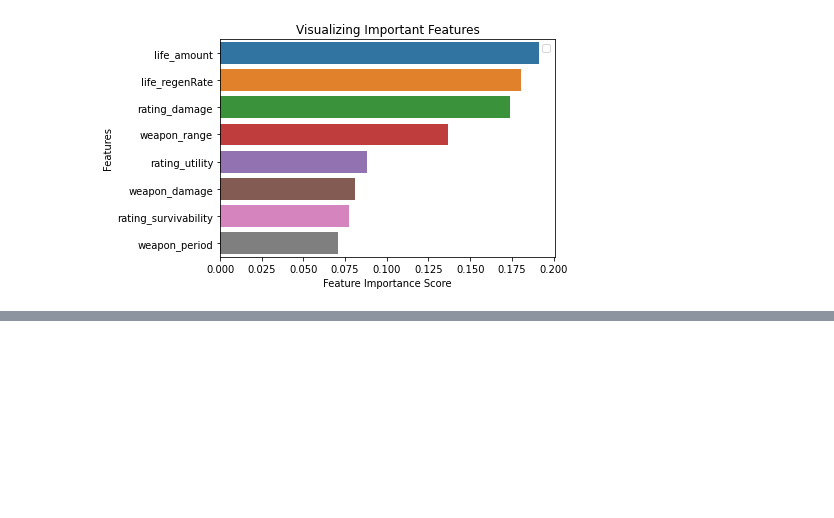
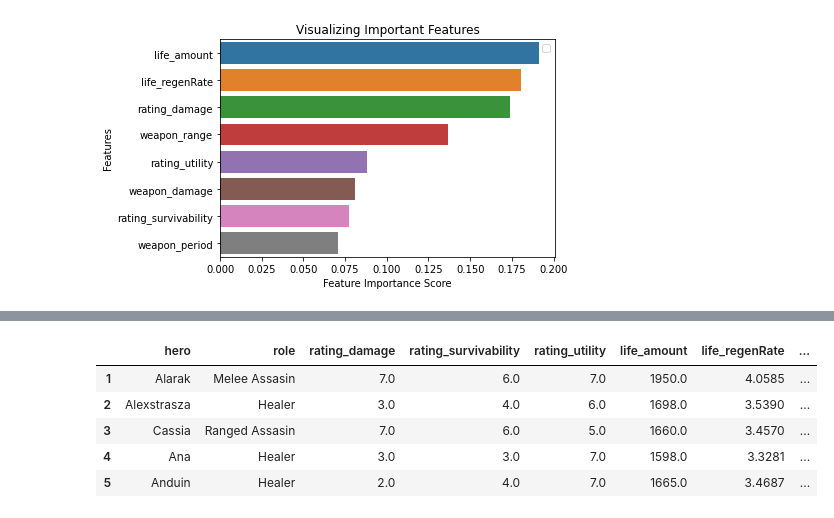
Before and after one commit to Bbold72/hots-classifier-app, a Jupyter notebook: RandomForestClassifier.ipynb, the cells around one changed output, grey strips where cells are left out. Drawn from its saved outputs; the diff is of its cells as text; code cells hidden in the pictures; blank space fills up the shorter version.

```diff
--- a/RandomForestClassifier.ipynb
+++ b/RandomForestClassifier.ipynb
@@ -86,0 +199,9 @@ Accuracy on Training Data: 0.5384615384615384
+# %%
+df.head()
+# %% [output]
+|  | hero | role | rating_damage | rating_survivability | rating_utility | life_amount | life_regenRate | ... |
+| 1 | Alarak | Melee Assasin | 7.0 | 6.0 | 7.0 | 1950.0 | 4.0585 | ... |
+| 2 | Alexstrasza | Healer | 3.0 | 4.0 | 6.0 | 1698.0 | 3.5390 | ... |
+| 3 | Cassia | Ranged Assasin | 7.0 | 6.0 | 5.0 | 1660.0 | 3.4570 | ... |
+| 4 | Ana | Healer | 3.0 | 3.0 | 7.0 | 1598.0 | 3.3281 | ... |
+| 5 | Anduin | Healer | 2.0 | 4.0 | 7.0 | 1665.0 | 3.4687 | ... |
```
Also changed, not shown: parts of 10 cells of this notebook.
